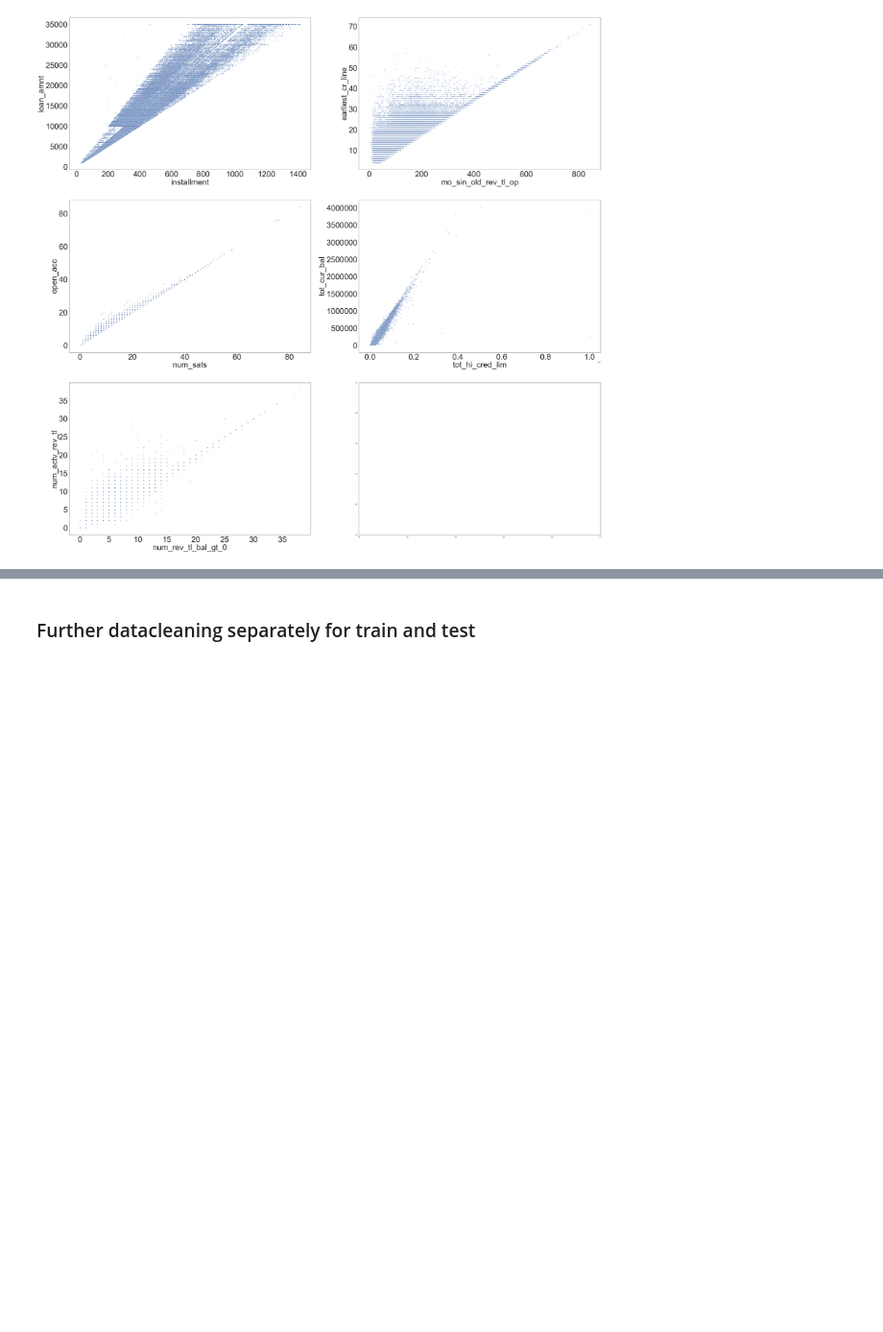
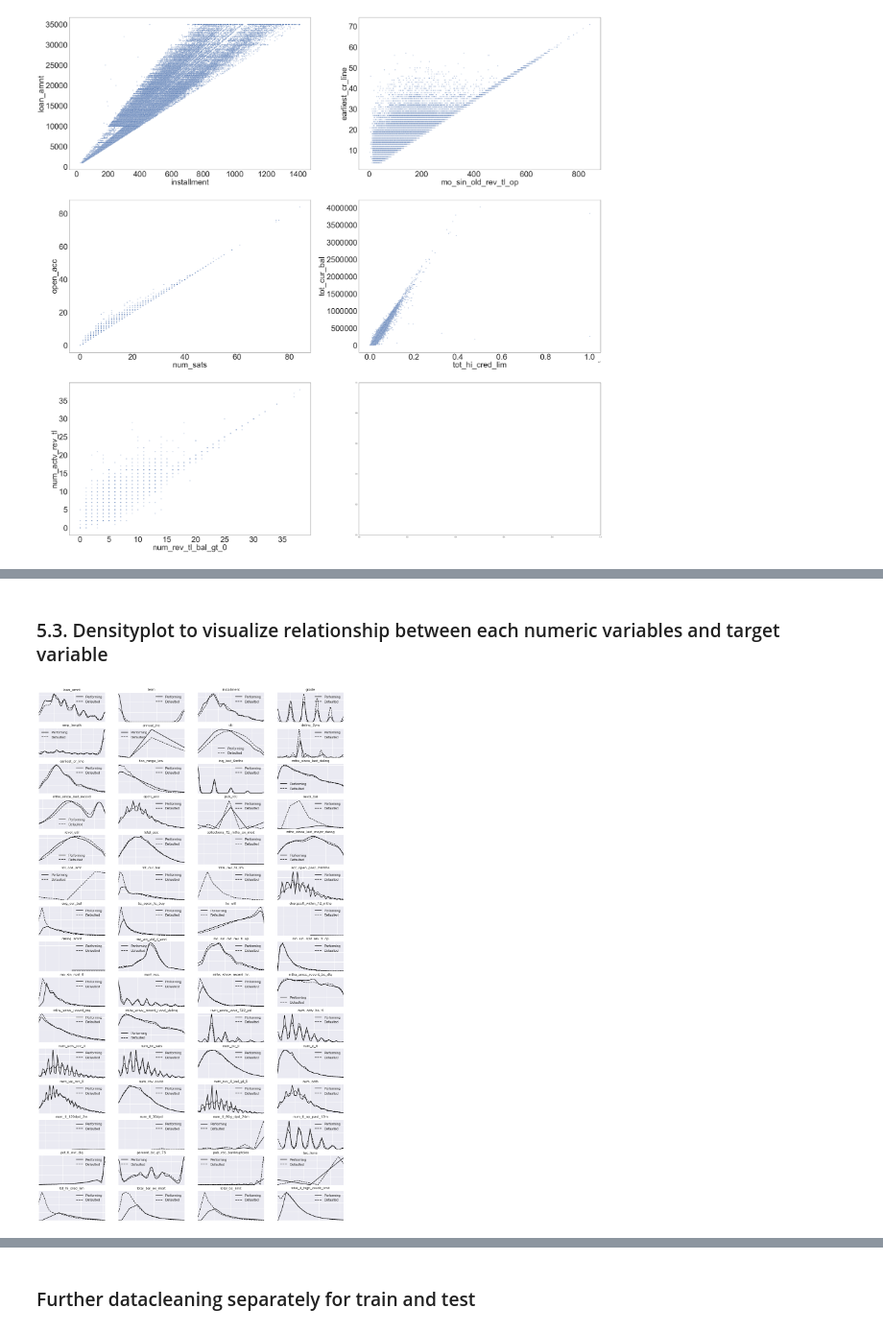
Before and after one commit to apy444/personal_loan_default_prediction, a Jupyter notebook: EDA.ipynb, the cells around one changed output, grey strips where cells are left out. Shown at 96% size. Saved outputs shown, nothing was run; the diff lists cells and outputs as text; code cells hidden in the pictures; blank space fills up the shorter version.

```diff
--- a/EDA.ipynb
+++ b/EDA.ipynb
@@ -826,0 +880,24 @@ sorted(list(zip(X.columns, vif)), key=lambda x: x[1], reverse=True)
+# %% [markdown]
+### 5.3. Densityplot to visualize relationship between each numeric variables and target variable
+# %%
+sns.set_style('darkgrid')
+fig, axes = plt.subplots(15,4, figsize=(18,32))
+
+performing = dataset[dataset.target==0]
+default = dataset[dataset.target==1]
+
+num_feats = dataset.select_dtypes(['float64', 'int64']).columns[:-1] #the last feat is the target we dont need
+for i, feat in enumerate(num_feats, start=1):
+    ax = plt.subplot(15,4,i)
+    sns.distplot(performing[feat], hist=False, axlabel=False,
+                kde_kws={'linestyle':'-', 'color':'black', 'label':'Performing'})
+    sns.distplot(default[feat], hist=False, axlabel=False,
+                kde_kws={'linestyle':'--', 'color':'black', 'label':'Defaulted'})
+    ax.set_title(feat)
+    ax.set_xticklabels([])
+    ax.set_yticklabels([])
+    ax.legend(frameon=False)
+    ax.set_xlim(left=min(np.nanpercentile(performing[feat],2), np.nanpercentile(default[feat],2)),
+                right=max(np.nanpercentile(dataset[feat],98), np.nanpercentile(default[feat],98)));
+# %% [output]
+[figure, added]
```
Also changed, not shown: parts of 59 cells of this notebook.
